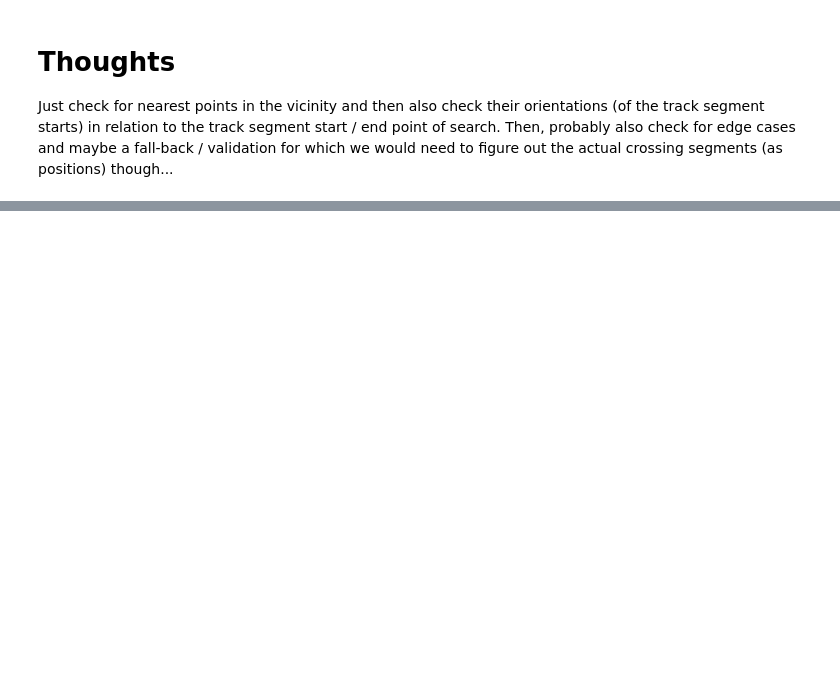
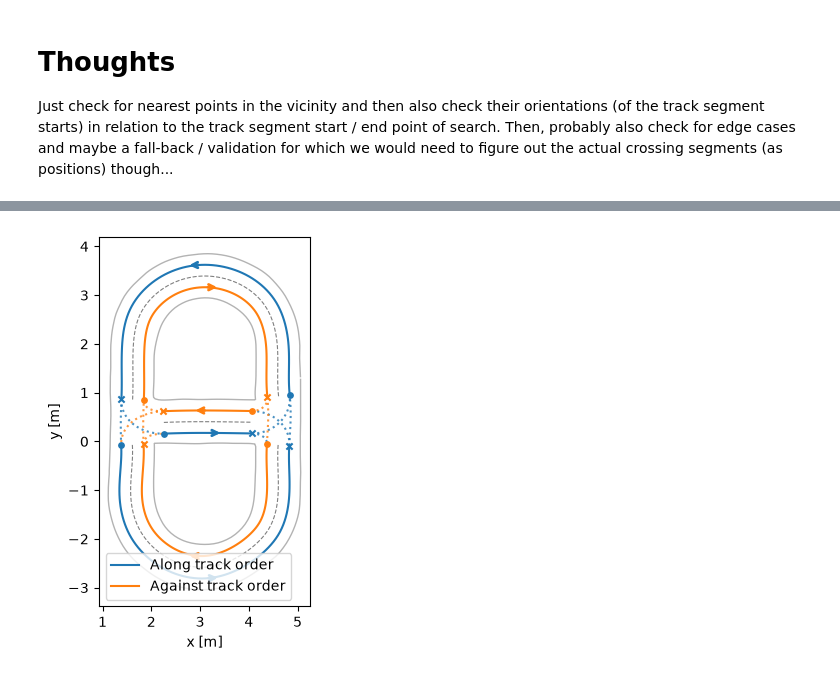
Before and after one commit to Schmiddy2000/FreiCarPythonPlayground, a Jupyter notebook: M2 Mapping/structured_map_construction.ipynb, the cells around one changed output, grey strips where cells are left out. Saved outputs shown, nothing was run; the diff lists cells and outputs as text; code cells hidden in the pictures; blank space fills up the shorter version.

```diff
--- a/M2 Mapping/structured_map_construction.ipynb
+++ b/M2 Mapping/structured_map_construction.ipynb
@@ -1317,0 +1939,6 @@ mc.plot_correspondences()
+# %%
+mc.create_lanes()
+mc.connect_lanes()
+mc.plot_lanes()
+# %% [output]
+[figure, added]
```
Also changed, not shown: parts of 13 cells of this notebook.
